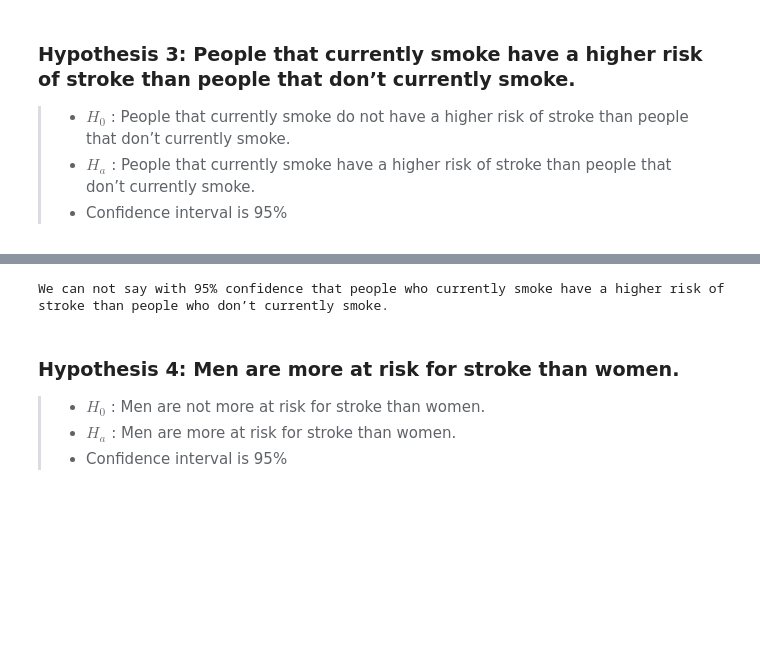
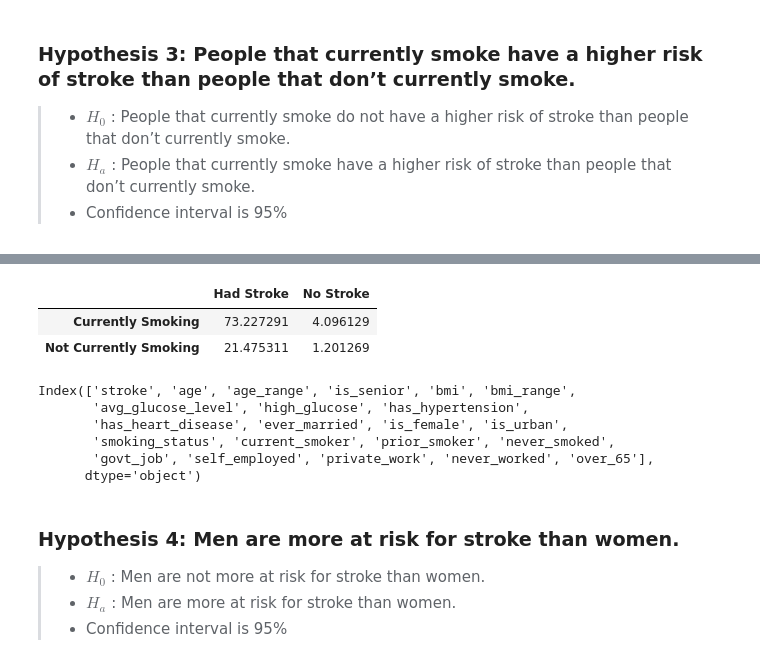
Before and after one commit to stroke-predictors/germain-capstone-stoke-prediction, a Jupyter notebook: final_notebook.ipynb, the cells around one changed output, grey strips where cells are left out. Saved outputs shown, nothing was run; the diff lists cells and outputs as text; code cells hidden in the pictures; blank space fills up the shorter version.

```diff
--- a/final_notebook.ipynb
+++ b/final_notebook.ipynb
@@ -210,15 +244,24 @@ plt.show()
 # %%
-# test: set alpha
-alpha = .05
-# run mannwhitney u test
-t, p = stats.mannwhitneyu(active_smoker.stroke, not_active_smoker.stroke, alternative='greater')
-# output results
-if p < alpha and t > 0:
-    print('People that currently smoke have a higher risk of stroke than people that don’t currently smoke.')
-else:
-    print('We can not say with 95% confidence that people who currently smoke have a higher risk of stroke than people who don’t currently smoke.')
+
+cont_df
+# # output results
+# if p < alpha and t > 0:
+#     print('People that currently smoke have a higher risk of stroke than people that don’t currently smoke.')
+# else:
+#     print('We can not say with 95% confidence that people who currently smoke have a higher risk of stroke than people who don’t currently smoke.')
 # %% [output]
-We can not say with 95% confidence that people who currently smoke have a higher risk of stroke than people who don’t currently smoke.
+|  | Had Stroke | No Stroke |
+| Currently Smoking | 73.227291 | 4.096129 |
+| Not Currently Smoking | 21.475311 | 1.201269 |
+# %%
+train.columns
+# %% [output]
+Index(['stroke', 'age', 'age_range', 'is_senior', 'bmi', 'bmi_range',
+       'avg_glucose_level', 'high_glucose', 'has_hypertension',
+       'has_heart_disease', 'ever_married', 'is_female', 'is_urban',
+       'smoking_status', 'current_smoker', 'prior_smoker', 'never_smoked',
+       'govt_job', 'self_employed', 'private_work', 'never_worked', 'over_65'],
+      dtype='object')
 # %% [markdown]
 ### Hypothesis 4: Men are more at risk for stroke than women.
 > - $H_0$ : Men are not more at risk for stroke than women.
```
Also changed, not shown: parts of 15 cells of this notebook.
